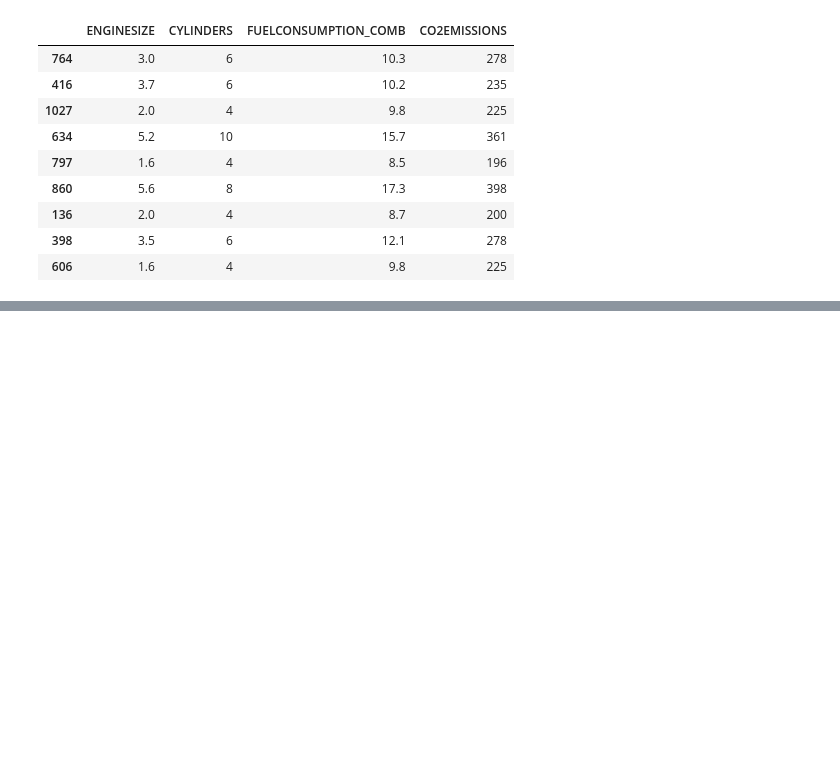
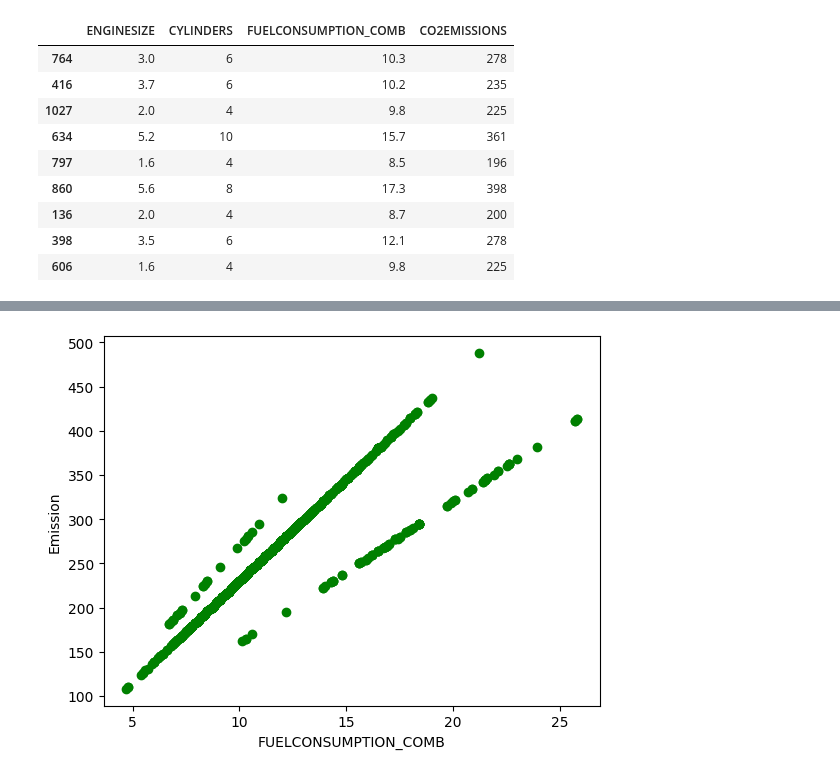
Before and after one commit to Hasan082/AI_and_Machine_learning, a Jupyter notebook: machien_learning/Linear_Regression.ipynb, the cells around one changed output, grey strips where cells are left out. Saved outputs shown, nothing was run; the diff lists cells and outputs as text; code cells hidden in the pictures; blank space fills up the shorter version.

```diff
--- a/machien_learning/Linear_Regression.ipynb
+++ b/machien_learning/Linear_Regression.ipynb
@@ -100,0 +147,7 @@ cdf.sample(9)
+# %%
+plt.scatter(cdf.FUELCONSUMPTION_COMB, cdf.CO2EMISSIONS,  color='green')
+plt.xlabel("FUELCONSUMPTION_COMB")
+plt.ylabel("Emission")
+plt.show()
+# %% [output]
+[figure, added]
```
Also changed, not shown: parts of 22 cells of this notebook, 1 other file.
